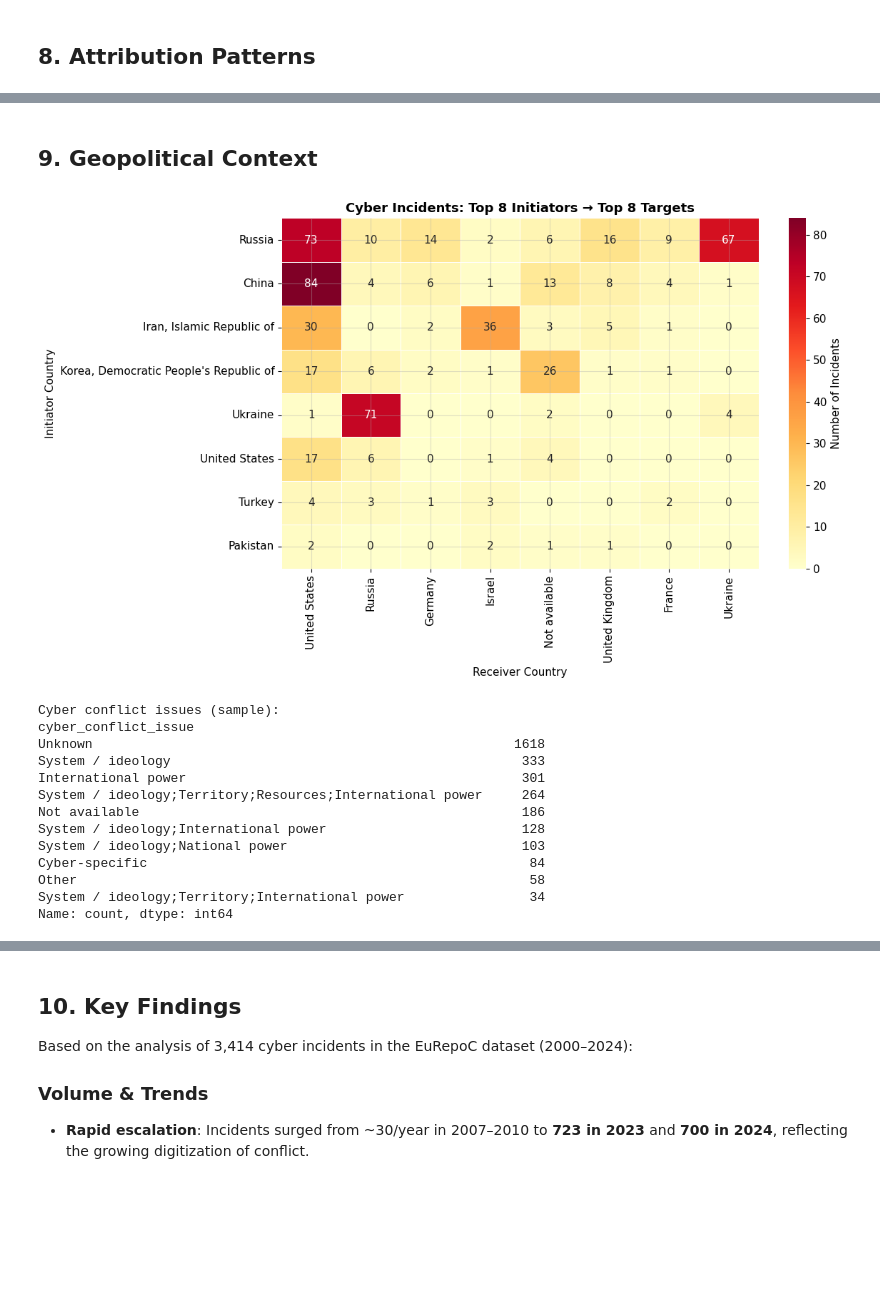
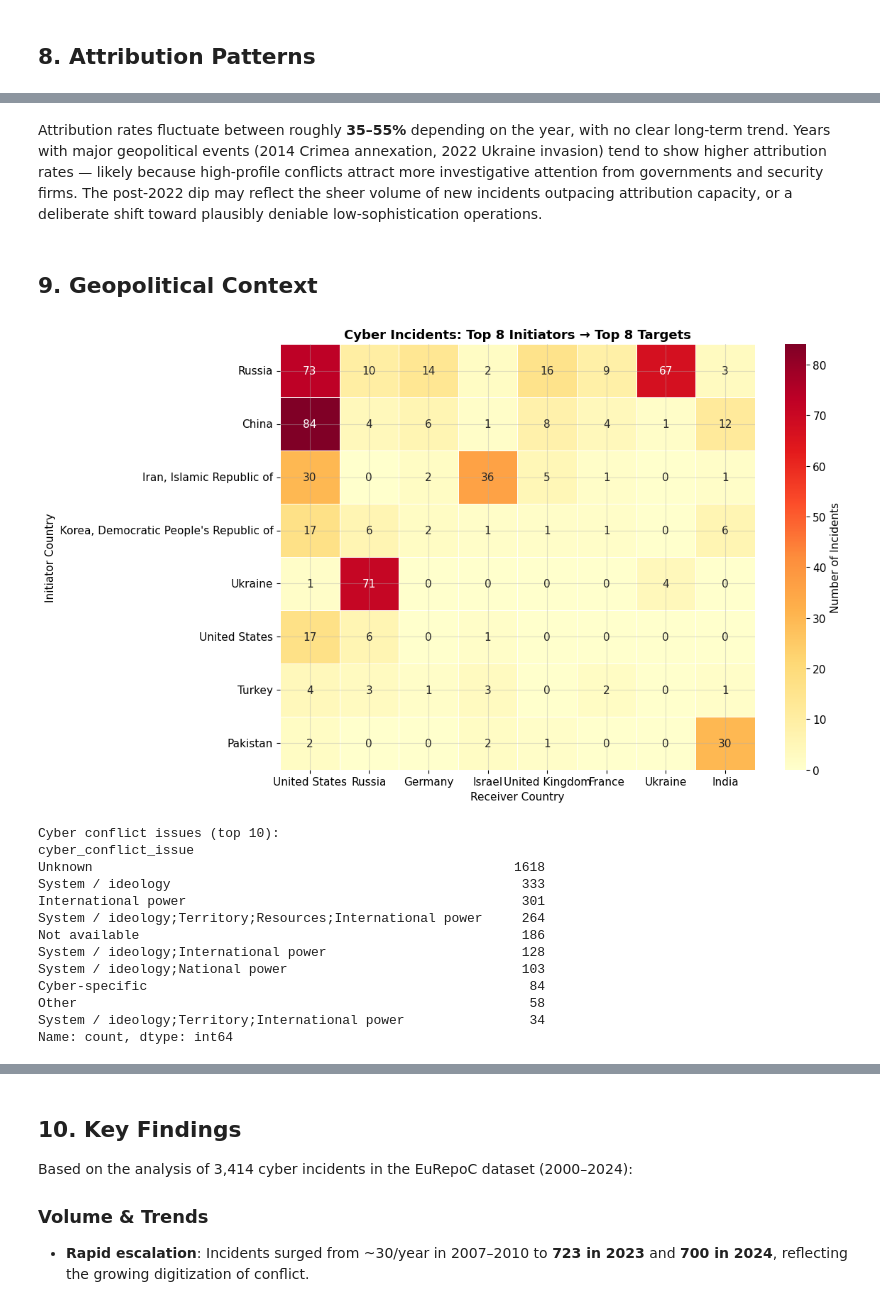
Before and after one commit to com-480-data-visualization/CyberAnalyst, a Jupyter notebook: Analysis/eurepoc_global_dataset_1_3 analysis.ipynb, the cells around one changed output, grey strips where cells are left out. Drawn from its saved outputs; the diff is of its cells as text; code cells hidden in the pictures; blank space fills up the shorter version.

```diff
--- a/Analysis/eurepoc_global_dataset_1_3 analysis.ipynb
+++ b/Analysis/eurepoc_global_dataset_1_3 analysis.ipynb
@@ -362,31 +383,36 @@ plt.show()
+# %% [markdown]
+Attribution rates fluctuate between roughly **35–55%** depending on the year, with no clear long-term trend. Years with major geopolitical events (2014 Crimea annexation, 2022 Ukraine invasion) tend to show higher attribution rates — likely because high-profile conflicts attract more investigative attention from governments and security firms. The post-2022 dip may reflect the sheer volume of new incidents outpacing attribution capacity, or a deliberate shift toward plausibly deniable low-sophistication operations.
 # %% [markdown]
 ## 9. Geopolitical Context
 # %%
-# Heatmap: Top 8 initiators vs top 8 targets
+# Heatmap: Top 8 initiators vs top 8 real targets (excluding "Not available")
 top8_init = top_initiators.head(8).index.tolist()
-top8_recv = top_targets.head(8).index.tolist()
+top8_recv = (
+    df[df['receiver_country_primary'] != 'Not available']['receiver_country_primary']
+    .value_counts().head(8).index.tolist()
+)
 
 df_filtered = df[
     df['initiator_country_primary'].isin(top8_init) &
     df['receiver_country_primary'].isin(top8_recv)
 ]
 heat_data = df_filtered.groupby(['initiator_country_primary', 'receiver_country_primary']).size().unstack(fill_value=0)
 heat_data = heat_data.reindex(index=top8_init, columns=top8_recv, fill_value=0)
 
 fig, ax = plt.subplots(figsize=(12, 7))
 sns.heatmap(heat_data, annot=True, fmt='d', cmap='YlOrRd', linewidths=0.5,
             linecolor='white', ax=ax, cbar_kws={'label': 'Number of Incidents'})
 ax.set_title('Cyber Incidents: Top 8 Initiators → Top 8 Targets', fontsize=13, fontweight='bold')
 ax.set_xlabel('Receiver Country')
 ax.set_ylabel('Initiator Country')
 plt.tight_layout()
 plt.show()
 
-print("\nCyber conflict issues (sample):")
+print("\nCyber conflict issues (top 10):")
 print(df['cyber_conflict_issue'].value_counts().head(10))
 # %% [output]
-[figure, old version]
+[figure, new version]
-Cyber conflict issues (sample):
+Cyber conflict issues (top 10):
 cyber_conflict_issue
 Unknown                                                      1618
 System / ideology                                             333
```
Also changed, not shown: parts of 15 cells of this notebook.
